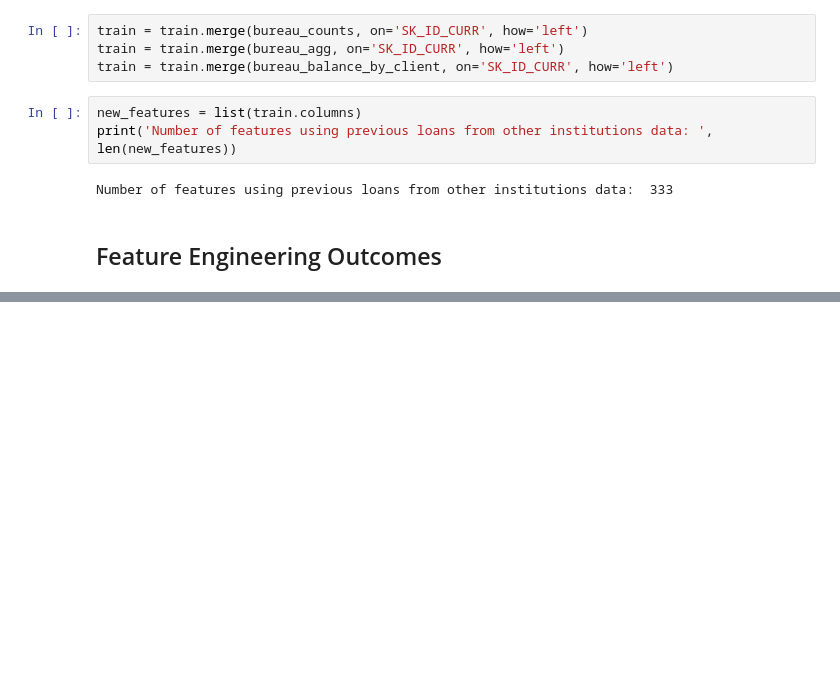
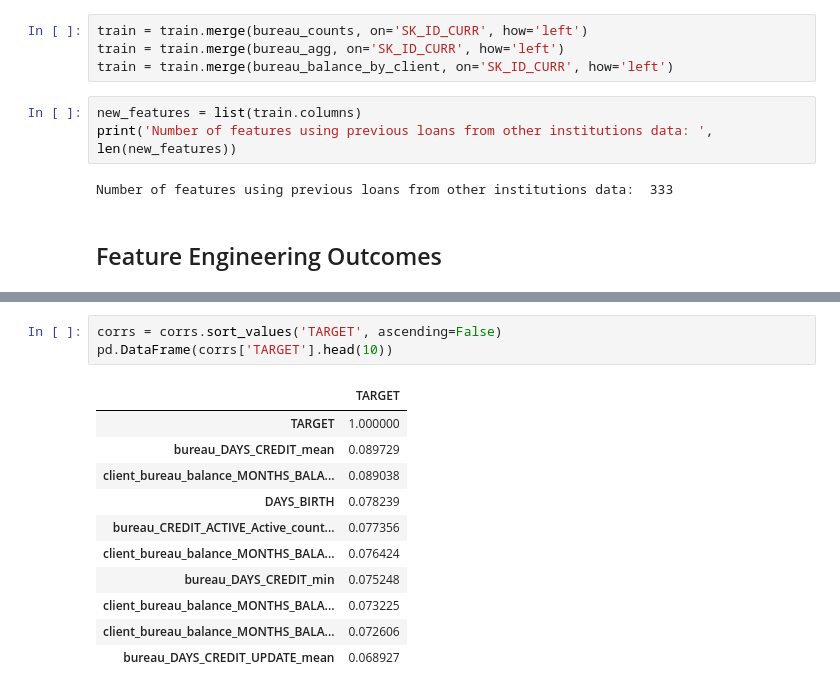
Before and after one commit to sinjy1203/kaggle_studying, a Jupyter notebook: Home_Credit_Default_Risk_2.ipynb, the cells around one changed output, grey strips where cells are left out. Drawn from its saved outputs; the diff is of its cells as text; blank space fills up the shorter version.

```diff
--- a/Home_Credit_Default_Risk_2.ipynb
+++ b/Home_Credit_Default_Risk_2.ipynb
@@ -490,0 +586,15 @@ Number of features using previous loans from other institutions data:  333
+# %%
+corrs = corrs.sort_values('TARGET', ascending=False)
+pd.DataFrame(corrs['TARGET'].head(10))
+# %% [output]
+|  | TARGET |
+| TARGET | 1.000000 |
+| bureau_DAYS_CREDIT_mean | 0.089729 |
+| client_bureau_balance_MONTHS_BALA... | 0.089038 |
+| DAYS_BIRTH | 0.078239 |
+| bureau_CREDIT_ACTIVE_Active_count... | 0.077356 |
+| client_bureau_balance_MONTHS_BALA... | 0.076424 |
+| bureau_DAYS_CREDIT_min | 0.075248 |
+| client_bureau_balance_MONTHS_BALA... | 0.073225 |
+| client_bureau_balance_MONTHS_BALA... | 0.072606 |
+| bureau_DAYS_CREDIT_UPDATE_mean | 0.068927 |
```
Also changed, not shown: parts of 24 cells of this notebook.
